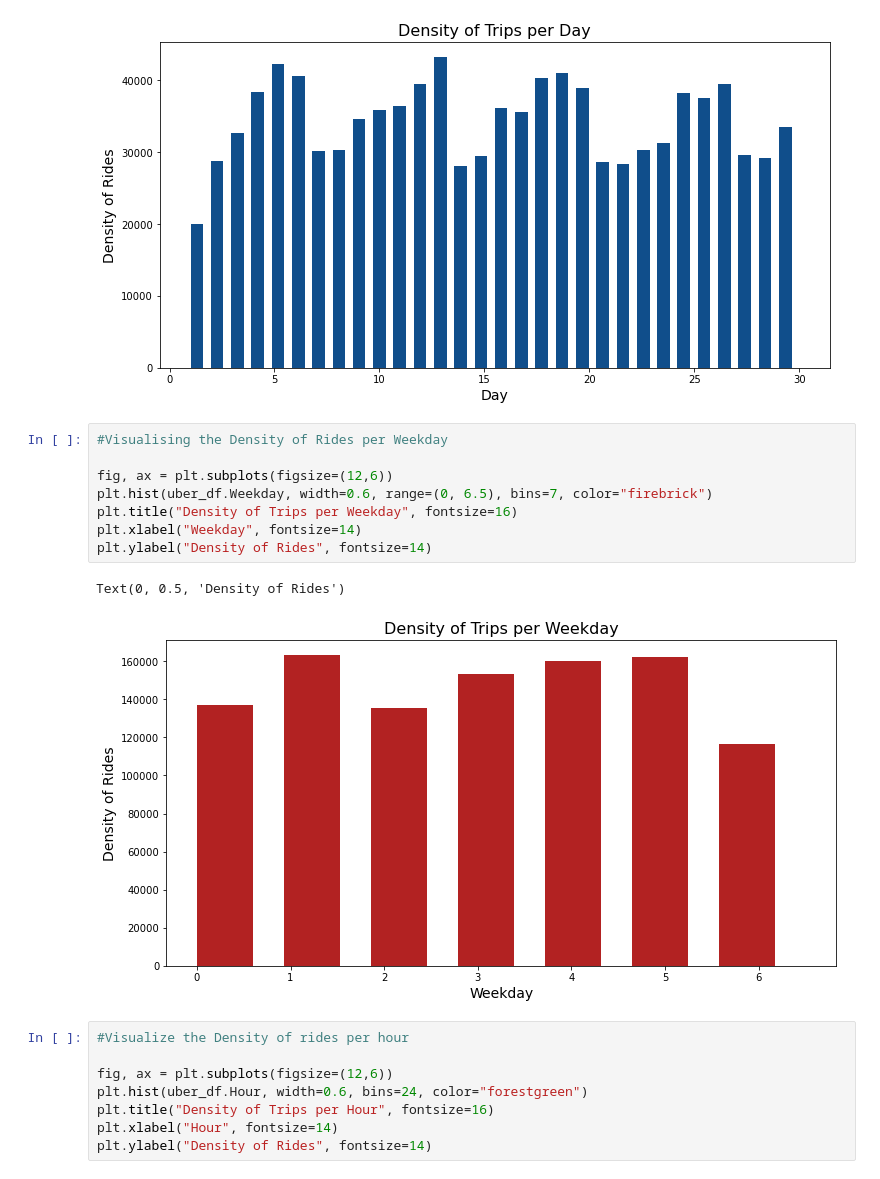
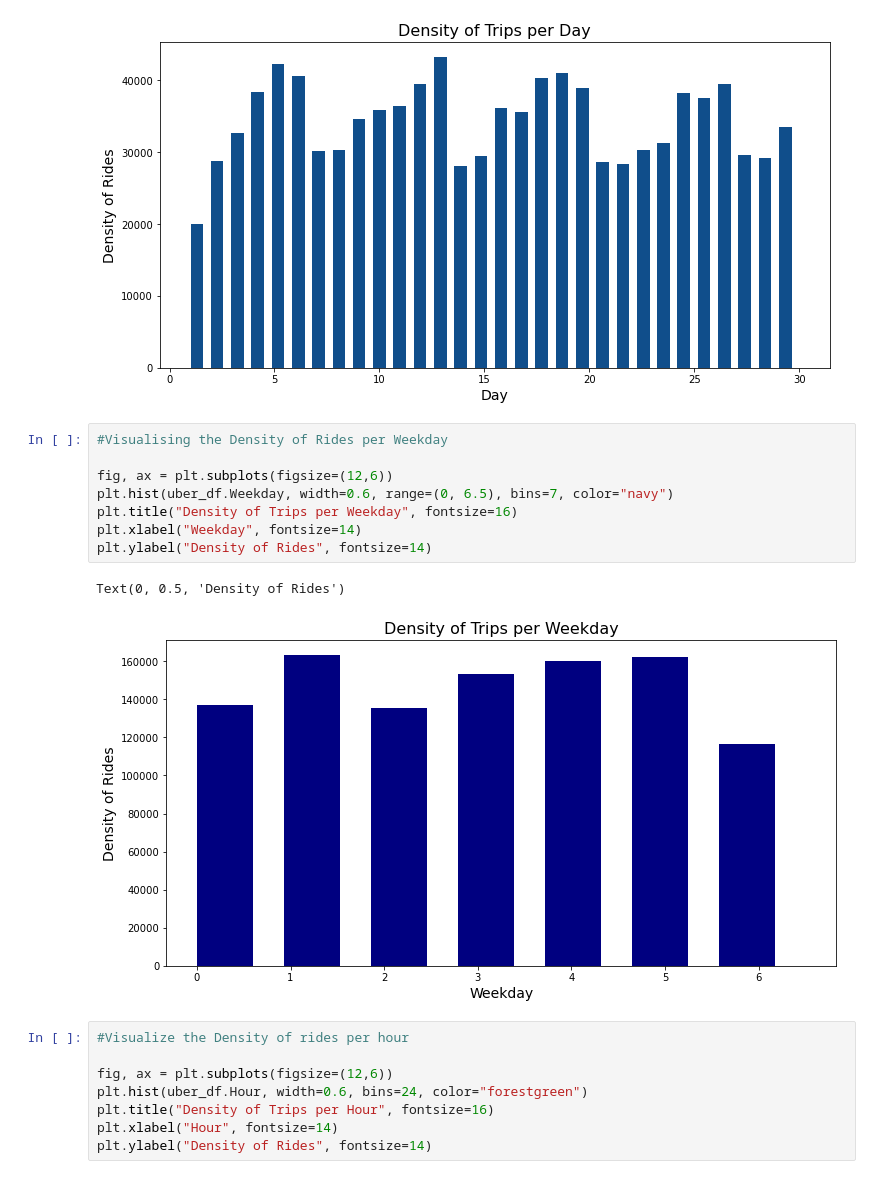
Before and after one commit to naiya7623/Python_Projects, a Jupyter notebook: Uber Trips Analysis.ipynb, the cells around one changed output. Saved outputs shown, nothing was run; the diff lists cells and outputs as text.

```diff
--- a/Uber Trips Analysis.ipynb
+++ b/Uber Trips Analysis.ipynb
@@ -83,14 +83,14 @@ Text(0, 0.5, 'Density of Rides')
 # %%
 #Visualising the Density of Rides per Weekday
 
 fig, ax = plt.subplots(figsize=(12,6))
-plt.hist(uber_df.Weekday, width=0.6, range=(0, 6.5), bins=7, color="firebrick")
+plt.hist(uber_df.Weekday, width=0.6, range=(0, 6.5), bins=7, color="navy")
 plt.title("Density of Trips per Weekday", fontsize=16)
 plt.xlabel("Weekday", fontsize=14)
 plt.ylabel("Density of Rides", fontsize=14)
 # %% [output]
 Text(0, 0.5, 'Density of Rides')
-[figure, old version]
+[figure, new version]
 # %%
 #Visualize the Density of rides per hour
 
```
Also changed, not shown: parts of 2 cells of this notebook.
